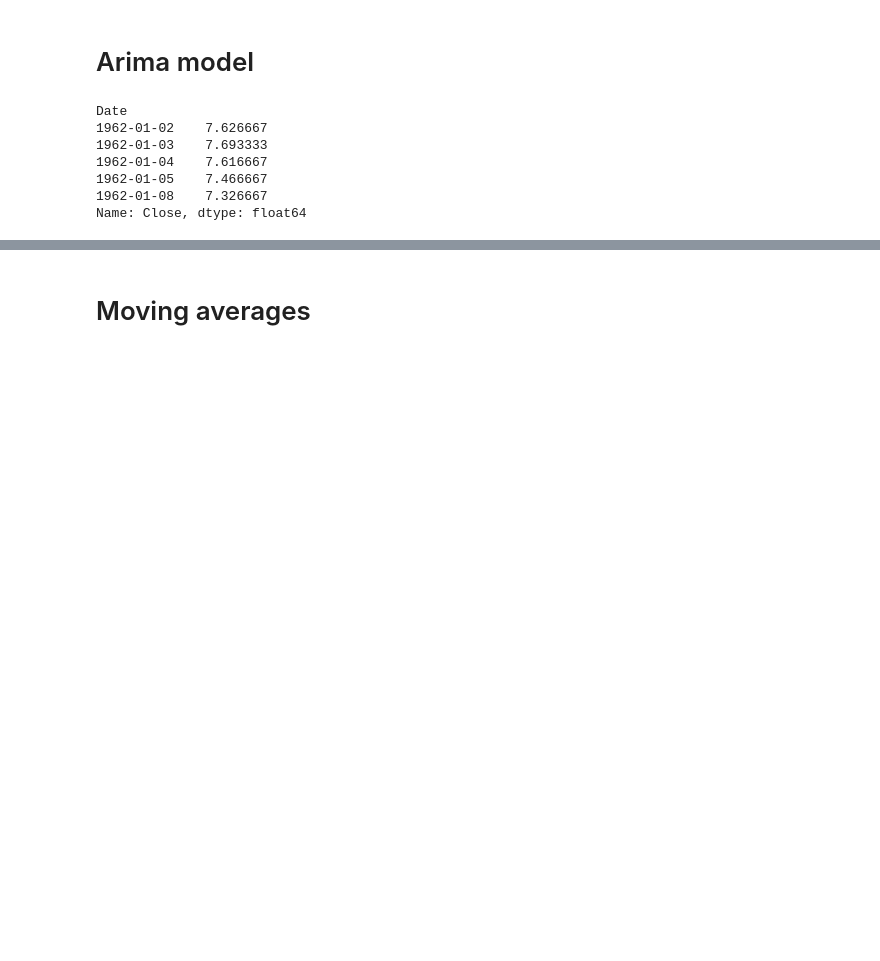
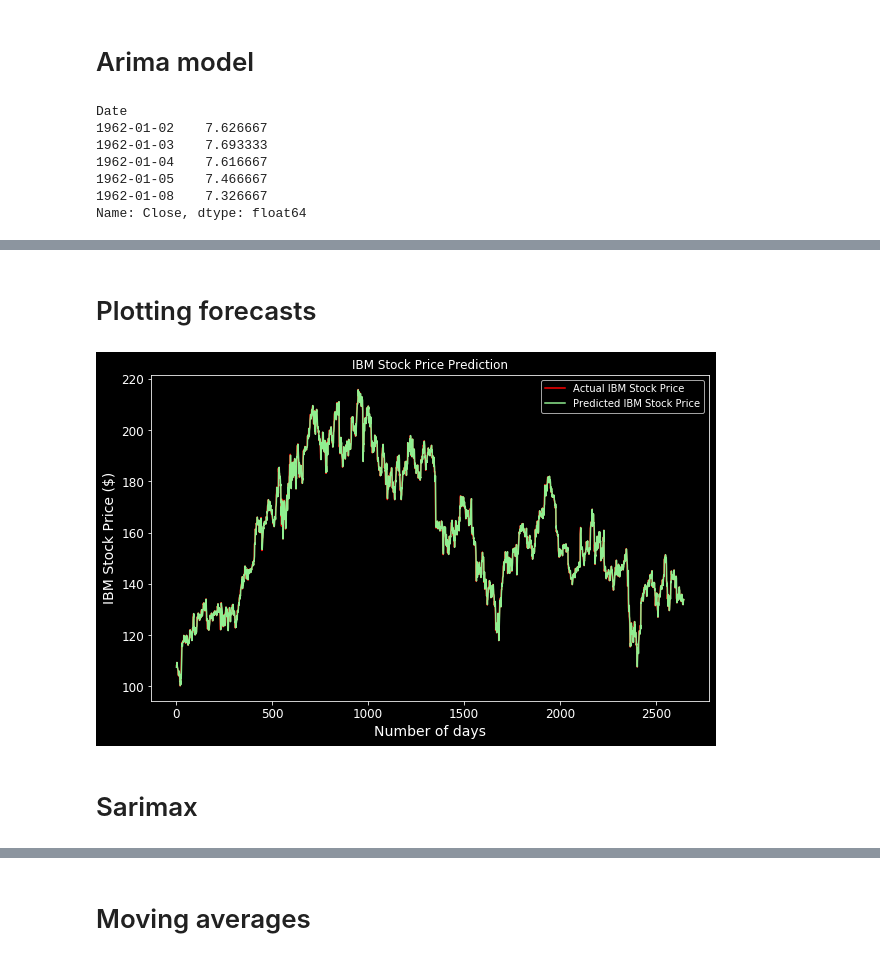
Before and after one commit to ta-data-lis/final-project, a Jupyter notebook: your-project/ML_models.ipynb, the cells around one changed output, grey strips where cells are left out. Cells and saved outputs as stored; diff of their text form; code cells hidden in the pictures; blank space fills up the shorter version.

```diff
--- a/your-project/ML_models.ipynb
+++ b/your-project/ML_models.ipynb
@@ -377,11 +394,0 @@ model_fit.save('arima_model.pkl')
-# %%
-plt.style.use('dark_background')
-plt.figure(figsize=(10,6))
-plt.plot(test, color='red', label='Actual IBM Stock Price')
-plt.plot(predictions , color='lightgreen', label='Predicted IBM Stock Price')
-plt.title('IBM Stock Price Prediction')
-plt.xlabel('Number of days')
-plt.ylabel('IBM Stock Price ($)')
-plt.legend()
-plt.savefig('forecast2.jpg', bbox_inches = 'tight', transparent = True)
-plt.show()
@@ -481,7 +394,0 @@ model.save_weights('lstm_model.model')
-# %%
-# your code here
-model.load_weights('lstm.model')
-
-predictions = model.predict(input_test[:5])
-print(np.argmax(predictions, axis=1))
-print(output_test[:5])
@@ -492,0 +398,16 @@ plt.show()
+# %% [markdown]
+# Plotting forecasts
+# %%
+plt.figure(figsize=(10,6))
+plt.plot(test[1000:], color='red', label='Actual IBM Stock Price')
+plt.plot(predictions[1000:] , color='lightgreen', label='Predicted IBM Stock Price')
+plt.title('IBM Stock Price Prediction')
+plt.xlabel('Number of days')
+plt.ylabel('IBM Stock Price ($)')
+plt.legend()
+plt.savefig('forecast2.jpg', bbox_inches = 'tight', transparent = True)
+plt.show()
+# %% [output]
+[figure, added]
+# %% [markdown]
+# Sarimax
```
Also changed, not shown: parts of 90 cells of this notebook, 23 other files.
